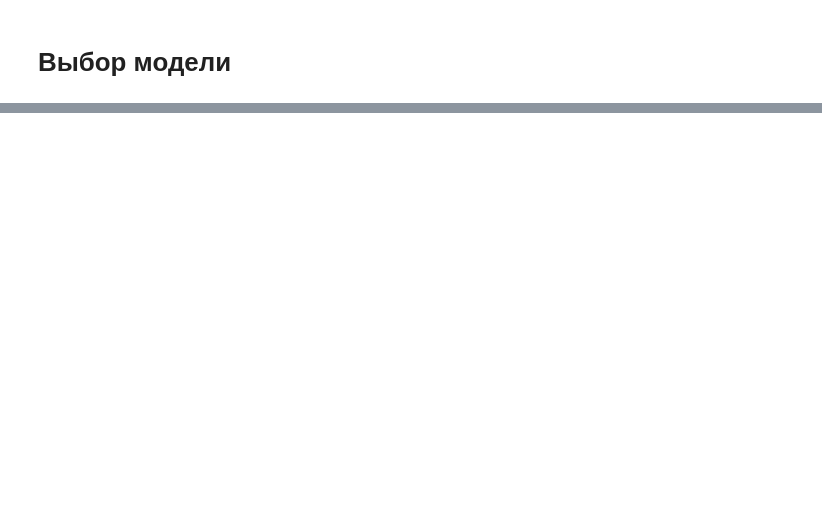
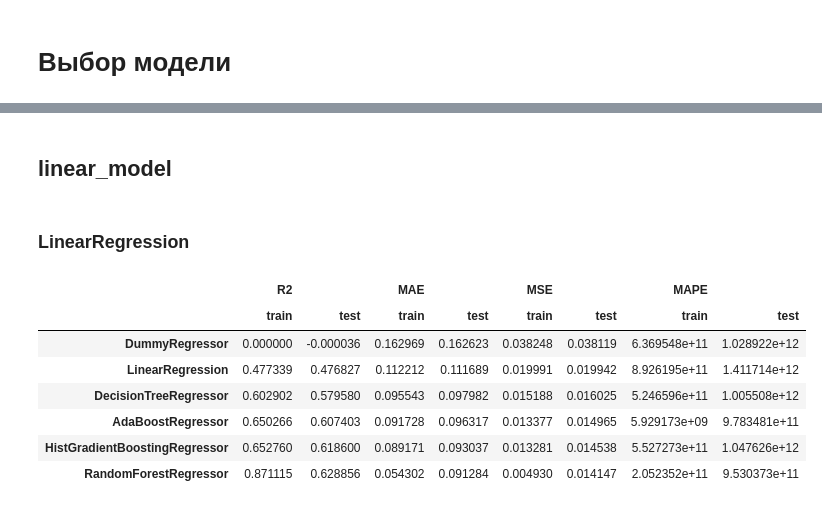
Before and after one commit to Konstantin-Dudersky/kaggle, a Jupyter notebook: weather_in_szeged.ipynb, the cells around one changed output, grey strips where cells are left out. Saved outputs shown, nothing was run; the diff lists cells and outputs as text; code cells hidden in the pictures; blank space fills up the shorter version.

```diff
--- a/weather_in_szeged.ipynb
+++ b/weather_in_szeged.ipynb
@@ -275,0 +217,29 @@ print(pipe.score(x_test, y_test))
+# %%
+pipe = Pipeline(
+    [
+        ('pre', pipe_preprocess),
+        ('model', DecisionTreeRegressor(random_state=rng)),
+    ]
+)
+
+search_params = {
+    'model__max_depth': range(3, 15),
+}
+search = GridSearchCV(pipe, param_grid=search_params, verbose=20, scoring='r2', cv=3, n_jobs=-1)
+search.fit(x_train, np.ravel(y_train))
+print(search.best_score_)
+print(search.best_params_)
+
+final_dtr = Pipeline(
+    [
+        ('pre', pipe_preprocess),
+        ('model', DecisionTreeRegressor(random_state=rng, max_depth=search.best_params_['model__max_depth'])),
+    ]
+)
+
+final_dtr.fit(x_train, y_train)
+
+y_train_pred = final_dtr.predict(x_train)
+y_test_pred = final_dtr.predict(x_test)
+
+model_stat = ml_pipe.regression_report(model_stat, 'DecisionTreeRegressor', y_train, y_train_pred, y_test, y_test_pred)
@@ -305,0 +429,27 @@ Fitting 5 folds for each of 10 candidates, totalling 50 fits
+# %% [markdown]
+## linear_model
+# %% [markdown]
+### LinearRegression
+# %%
+pipe = Pipeline(
+    [
+        ('pre', pipe_preprocess),
+        ('model', LinearRegression(n_jobs=-1)),
+    ]
+)
+
+pipe.fit(x_train, np.ravel(y_train))
+
+y_train_pred = pipe.predict(x_train)
+y_test_pred = pipe.predict(x_test)
+
+model_stat = ml_pipe.regression_report(model_stat, 'LinearRegression', y_train, y_train_pred, y_test, y_test_pred)
+# %% [output]
+|  | R2 |  | MAE |  | MSE |  | MAPE |  |
+|  | train | test | train | test | train | test | train | test |
+| DummyRegressor | 0.000000 | -0.000036 | 0.162969 | 0.162623 | 0.038248 | 0.038119 | 6.369548e+11 | 1.028922e+12 |
+| LinearRegression | 0.477339 | 0.476827 | 0.112212 | 0.111689 | 0.019991 | 0.019942 | 8.926195e+11 | 1.411714e+12 |
+| DecisionTreeRegressor | 0.602902 | 0.579580 | 0.095543 | 0.097982 | 0.015188 | 0.016025 | 5.246596e+11 | 1.005508e+12 |
+| AdaBoostRegressor | 0.650266 | 0.607403 | 0.091728 | 0.096317 | 0.013377 | 0.014965 | 5.929173e+09 | 9.783481e+11 |
+| HistGradientBoostingRegressor | 0.652760 | 0.618600 | 0.089171 | 0.093037 | 0.013281 | 0.014538 | 5.527273e+11 | 1.047626e+12 |
+| RandomForestRegressor | 0.871115 | 0.628856 | 0.054302 | 0.091284 | 0.004930 | 0.014147 | 2.052352e+11 | 9.530373e+11 |
```
Also changed, not shown: parts of 33 cells of this notebook, 1 other file.
